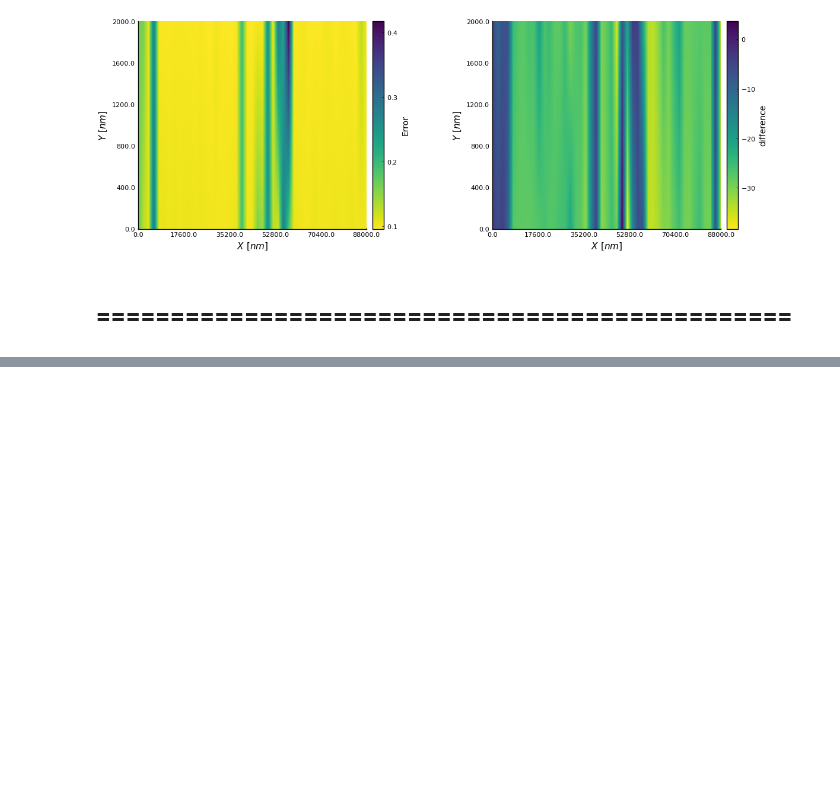
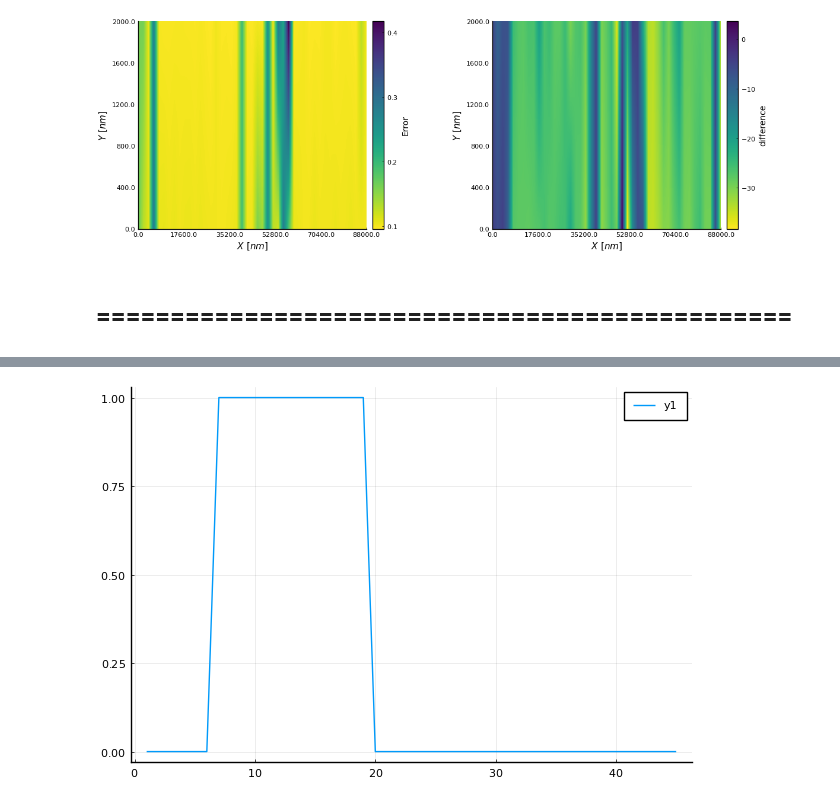
Before and after one commit to Gabmtzz/juDataNSOM, a Jupyter notebook: notebook/nsomdata.ipynb, the cells around one changed output, grey strips where cells are left out. Drawn from its saved outputs; the diff is of its cells as text; code cells hidden in the pictures; blank space fills up the shorter version.

```diff
--- a/notebook/nsomdata.ipynb
+++ b/notebook/nsomdata.ipynb
@@ -61,0 +79,11 @@ DataAnNSOM.plotImag(mo,dy,datFiltr, "Error",5,fi)
+# %%
+n0,nC = 13,6
+n = 45
+
+fW = zeros(n)
+for i in 1:n
+    fW[i] = Recf(n0,nC,i)
+end
+plot(fW)
+# %% [output]
+[figure, added]
```
Also changed, not shown: parts of 7 cells of this notebook, 2 other files.
